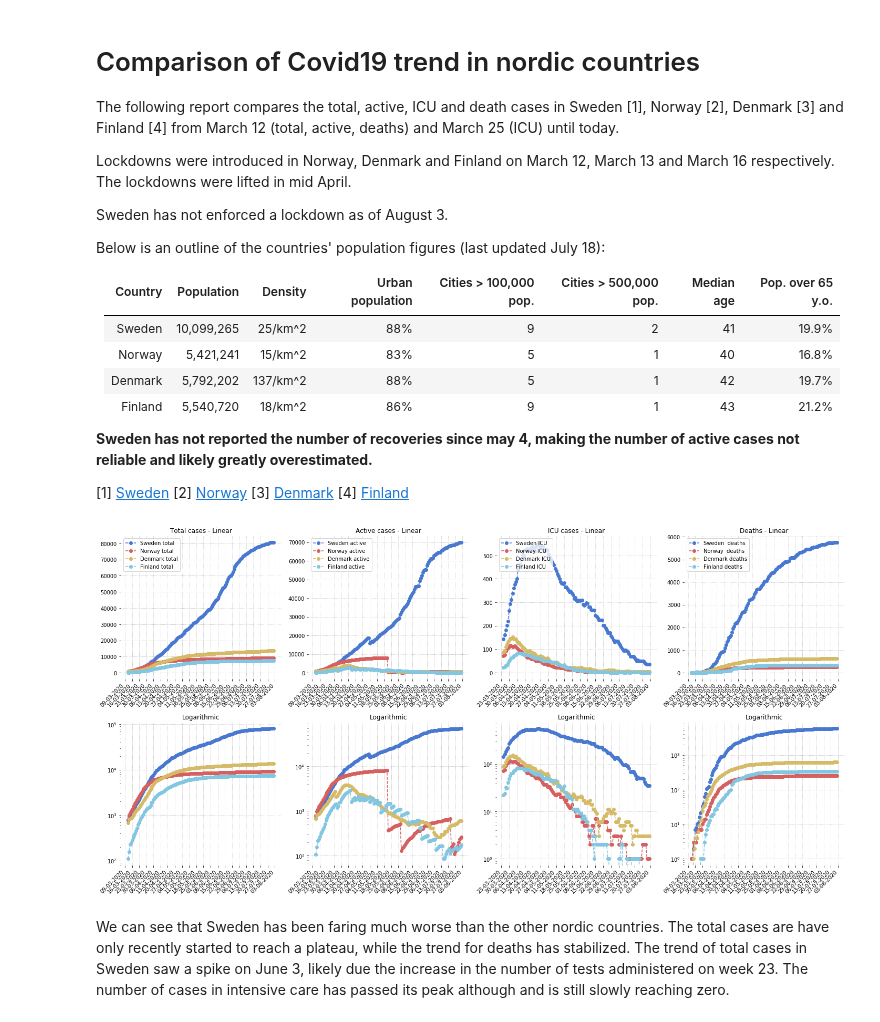
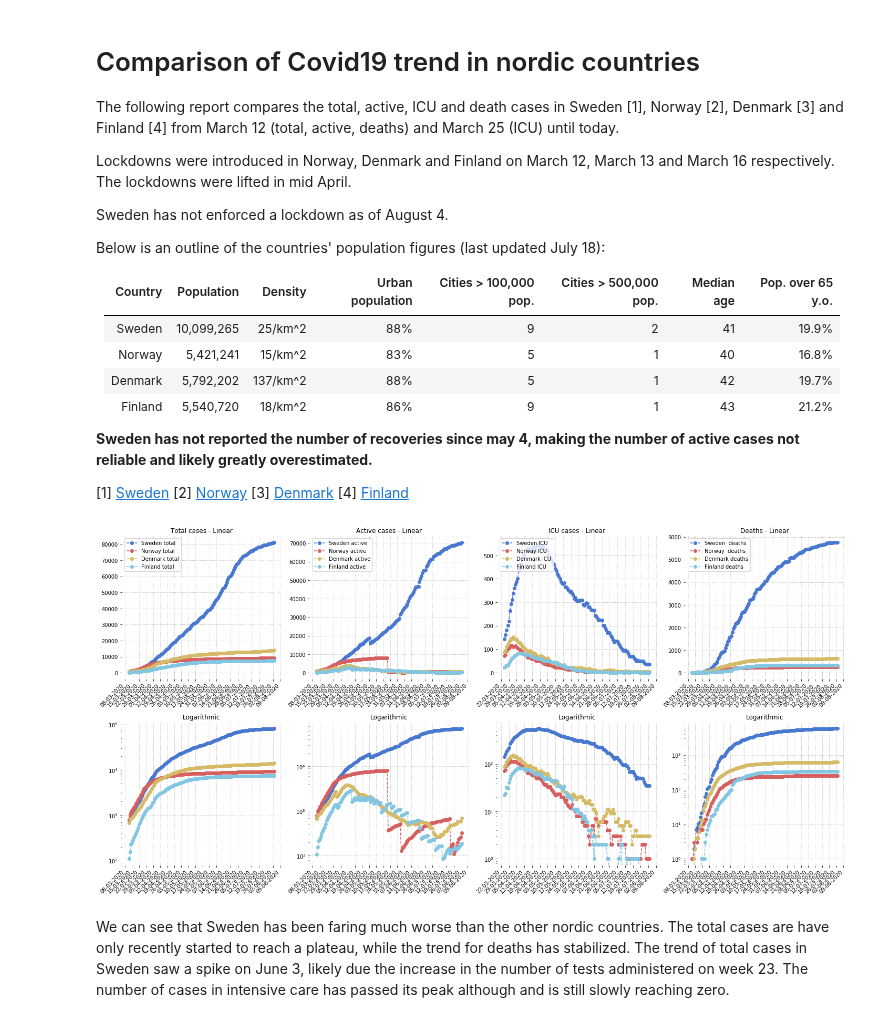
Before and after one commit to eera-l/Covid19-Sweden-Overview, a Jupyter notebook: c19-nordics.ipynb, the cells around one changed output. Cells and saved outputs as stored; diff of their text form; code cells hidden in the pictures.

```diff
--- a/c19-nordics.ipynb
+++ b/c19-nordics.ipynb
@@ -5,7 +5,7 @@ The following report compares the total, active, ICU and death cases in Sweden [
 
 Lockdowns were introduced in Norway, Denmark and Finland on March 12, March 13 and March 16 respectively. The lockdowns were lifted in mid April.
 
-Sweden has not enforced a lockdown as of August 3.
+Sweden has not enforced a lockdown as of August 4.
 
 Below is an outline of the countries' population figures (last updated July 18):
 
@@ -47,7 +47,7 @@ swe_act = np.array([685, 812, 958, 1036, 1113, 1187, 1276, 1412, 1607, 1734, 189
                     33499, 34297, 35185, 35608, 36396, 37105, 38668, 40042, 41158, 41804, 42503, 43400, 44753, 46311, 46311, 46611,
                     46611, 49196, 50854, 52204, 53892, 54961, 55209, 55209, 57439, 58229, 59551, 60331, 61174, 61174, 61307, 62820,
                     63052, 63586, 63964, 64484, 64484, 64484, 65376, 65672, 66100, 66475, 66829, 66907, 66907, 67641, 67770, 68059,
-                    68296, 68537, 68537, 68537, 68879, 69012, 69253, 69560, 69852, 69918, 69918])
+                    68296, 68537, 68537, 68537, 68879, 69012, 69253, 69560, 69852, 69918, 69918, 70414])
 
 nor_act = utils.load_norway_active()
 
@@ -61,24 +61,24 @@ swe_icu = np.array([142, 160, 182, 202, 219, 265, 293, 312, 339, 361, 376, 387,
                     466, 459, 443, 434, 422, 411, 401, 388, 381, 379, 383, 366, 366, 358, 352, 344, 347, 337, 331, 316, 320, 310,
                     305, 309, 307, 309, 308, 292, 287, 291, 298, 296, 280, 280, 268, 267, 267, 267, 245, 239, 232, 223, 223, 223,
                     223, 202, 201, 191, 182, 170, 170, 170, 157, 150, 139, 129, 135, 135, 135, 125, 118, 110, 100, 94, 94, 97, 92,
-                    89, 81, 68, 69, 68, 69, 62, 56, 49, 53, 50, 50, 50, 50, 49, 42, 38, 35, 35, 35])
+                    89, 81, 68, 69, 68, 69, 62, 56, 49, 53, 50, 50, 50, 50, 49, 42, 38, 35, 35, 35, 35])
 
 nor_icu = np.array([72, 75, 91, 101, 104, 110, 117, 114, 110, 112, 114, 109, 105, 101, 95, 92, 89, 83, 79, 73, 71, 64, 64, 65, 61, 58,
                     58, 58, 54, 50, 53, 50, 49, 52, 44, 40, 37, 37, 37, 33, 33, 33, 30, 28, 26, 24, 22, 22, 23, 23, 23, 20, 20, 20, 18,
                     16, 17, 14, 13, 12, 12, 14, 11, 11, 10, 8, 8, 8, 8, 9, 6, 6, 5, 5, 5, 5, 3, 2, 4, 5, 5, 3, 7, 7, 6, 5, 6, 6, 6, 7,
                     6, 6, 6, 4, 4, 4, 2, 2, 3, 3, 3, 3, 3, 2, 2, 3, 2, 2, 2, 2, 1, 1, 1, 1, 1, 1, 1, 1, 1, 1, 1, 1, 1, 1, 2, 2, 2, 2, 1,
-                    1, 1])
+                    1, 1, 1])
 
 dan_icu = np.array([87, 94, 109, 121, 131, 137, 145, 146, 153, 143, 142, 144, 133, 127, 127, 120, 113, 106, 104, 100, 93, 89, 92, 93, 87,
                     84, 84, 81, 80, 74, 69, 70, 70, 72, 66, 66, 62, 61, 60, 62, 57, 49, 46, 43, 42, 39, 40, 43, 43, 37, 35, 32, 28, 27,
                     26, 25, 25, 23, 23, 19, 21, 20, 23, 22, 20, 18, 20, 20, 20, 21, 20, 17, 17, 15, 15, 16, 15, 17, 14, 14, 11, 11, 10,
                     9, 6, 3, 6, 6, 6, 7, 8, 8, 9, 11, 11, 10, 9, 10, 11, 9, 6, 6, 6, 7, 5, 5, 5, 4, 5, 6, 6, 6, 6, 5, 5, 2, 3, 3, 4, 4,
-                    3, 3, 3, 3, 3, 3, 3, 3, 3, 3, 3])
+                    3, 3, 3, 3, 3, 3, 3, 3, 3, 3, 3, 3])
 
 fin_icu = np.array([22, 24, 32, 31, 41, 49, 56, 62, 65, 72, 73, 76, 81, 83, 82, 82, 81, 80, 77, 74, 75, 75, 76, 73, 70, 68, 67, 63, 63,
                     60, 61, 60, 62, 56, 56, 51, 48, 49, 52, 49, 49, 48, 44, 44, 45, 45, 45, 44, 34, 35, 33, 32, 30, 29, 34, 25, 20, 22,
                     21, 21, 19, 18, 11, 11, 11, 10, 11, 10, 9, 9, 7, 8, 8, 7, 6, 6, 4, 4, 4, 3, 2, 1, 3, 2, 2, 2, 2, 2, 2, 2, 2, 2, 2,
-                    1, 1, 0, 0, 0, 0, 0, 0, 0, 0, 1, 1, 2, 2, 0, 0, 0, 1, 1, 0, 0, 1, 1, 1, 1, 1, 1, 1, 1, 0, 0, 0, 0, 0, 0, 0, 0, 0])
+                    1, 1, 0, 0, 0, 0, 0, 0, 0, 0, 1, 1, 2, 2, 0, 0, 0, 1, 1, 0, 0, 1, 1, 1, 1, 1, 1, 1, 1, 0, 0, 0, 0, 0, 0, 0, 0, 0, 0])
 
 # From march 12th
 swe_d = utils.load_sweden_deaths(1)[:-1]
@@ -172,34 +172,34 @@ ax7.plot(days_12, dan_d, '--yo', label='Denmark deaths')
 ax7.plot(days_12, fin_d, '--co', label='Finland deaths')
 ax7.legend(loc="upper left")
 ax7.set_title('Deaths - Linear')
 ax7.xaxis.set_major_formatter(mdates.DateFormatter('%d-%m-%Y'))
 ax7.xaxis.set_major_locator(mdates.DayLocator(interval=interval))
 ax7.axes.grid(linestyle='dotted')
 
 ax8 = fig.add_subplot(248)
 ax8.plot(days_12, swe_d, '--bo')
 ax8.plot(days_12, nor_d, '--ro')
 ax8.plot(days_12, dan_d, '--yo')
 ax8.plot(days_12, fin_d, '--co')
 ax8.set_title('Logarithmic')
 ax8.xaxis.set_major_formatter(mdates.DateFormatter('%d-%m-%Y'))
 ax8.xaxis.set_major_locator(mdates.DayLocator(interval=interval))
 ax8.set_yscale('log')
 ax8.axes.grid(linestyle='dotted')
 
 
 for ax in fig.axes:
   for label in ax.get_xticklabels():
     label.set_ha("right")
     label.set_rotation(45)
 sns.set_color_codes('muted')
 sns.despine(left = True, bottom = True)
 fig.set_figheight(10)
 fig.set_figwidth(20)
 plt.tight_layout()
 plt.show()
 # %% [output]
-[figure, old version]
+[figure, new version]
 # %% [markdown]
 We can see that Sweden has been faring much worse than the other nordic countries. The total cases are have only recently started to reach a plateau, while the trend for deaths has stabilized. The trend of total cases in Sweden saw a spike on June 3, likely due the increase in the number of tests administered on week 23. The number of cases in intensive care has passed its peak although and is still slowly reaching zero.
 # %% [markdown]
```
Also changed, not shown: parts of 3 cells of this notebook, 1 other file.
